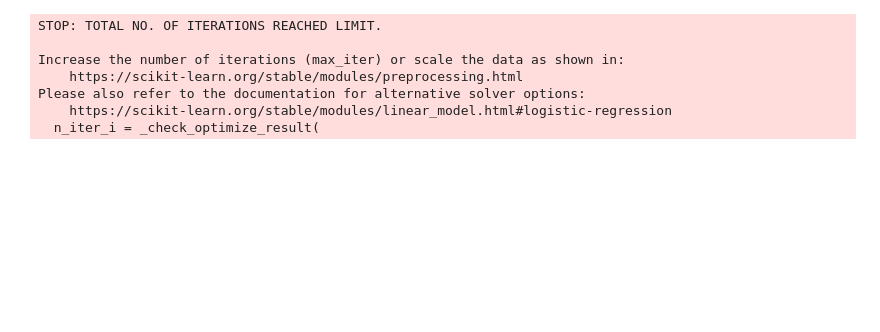
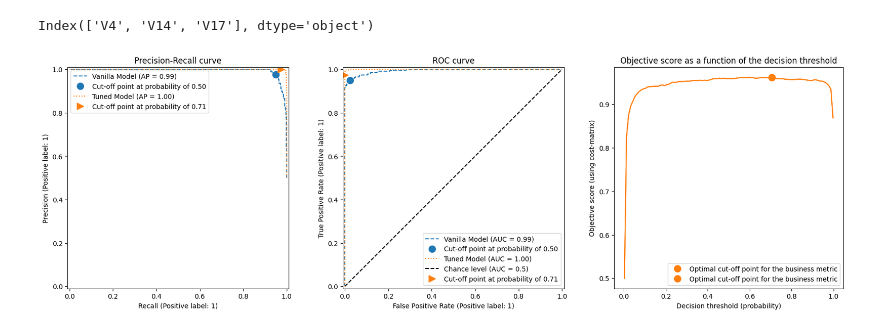
Before and after one commit to goncvlo/Fraud, a Jupyter notebook: main.ipynb, the cells around one changed output. Saved outputs shown, nothing was run; the diff lists cells and outputs as text; code cells hidden in the pictures; blank space fills up the shorter version.

```diff
--- a/main.ipynb
+++ b/main.ipynb
@@ -16,12 +29,12 @@ del file
 # %%
-# load data
-df = pd.read_csv(config['data_loader']['path'])
-display(df.head())
-
 # split dataset into train and test sets
 X_train, X_test, y_train, y_test = train_test_split(
-    df.iloc[:,1:-1], df['Class']
+    df_sampled.iloc[:,:-1], df_sampled['target']
     , test_size=config['model_selection']['test_set_size']
     , random_state=123
     , shuffle=True
+    , stratify=df_sampled['target']
     )
+
+# check the distribution of the target
+# print(y_train.value_counts(normalize=False), y_test.value_counts(normalize=False))
@@ -38,0 +83,7 @@ grid_search.fit(X=X_train, y=y_train)
+# %%
+# search best algorithm and hyperparams
+grid_search = GridSearch(model_selection=config['model_selection'])
+grid_search.fit(X=X_train_1, y=y_train_1)
+
+for j in grid_search.results.keys():
+    print(j, '-', grid_search.results[j]['best_score'])
@@ -39,30 +108,38 @@ grid_search.fit(X=X_train, y=y_train)
 # %%
 # greedy feature selection
-clf=Classification(
+clf = Classification(
     algorithm=grid_search.best_algorithm
     , **grid_search.best_hyperparams
     )
-feature_selection = FeatureSelection(X=X_train, y=y_train)
-feature_selection.wrapper(clf=clf, model_selection=config['model_selection']
-)
 
-# should feature selection be done before or after model selection?
-# should it be trained on different dataset?
+feature_selection = FeatureSelection(X=X_train_2, y=y_train_2)
+feats = feature_selection.wrapper(clf=clf, model_selection=config['model_selection'])
+display(feats)
+
+clf.fit(X=pd.concat([X_train_1, X_train_2])[feats], y=pd.concat([y_train_1, y_train_2]))
+# %% [output]
+Index(['V4', 'V14', 'V17'], dtype='object')
+# %%
+from src.models.model_selection import ClassificationThreshold
+from src.visuals.pr_roc_curve import plot_roc_pr_curves
+
+tuned_clf = ClassificationThreshold(model_selection=config['model_selection'])
+tuned_clf.fit(clf=clf, X=X_train_3[feats], y=y_train_3)
+
+plot_roc_pr_curves(clf.model, tuned_clf.model, X_train=X_train_3[feats], y_train=y_train_3)
+# %% [output]
+[figure, added]
 # %%
 # fit best algorithm on most important features of training data
-clf = clf=Classification(
-    algorithm='LogisticRegression'
-    #, **grid_search.best_hyperparams
+clf = Classification(
+    algorithm=grid_search.best_algorithm
+    , **grid_search.best_hyperparams
     )
-clf.fit(X=X_train.iloc[100000:, :], y=y_train.iloc[100000:,])
+clf.fit(
+    X=pd.concat([X_train_1, X_train_2, X_train_3])[feats]
+    , y=pd.concat([y_train_1, y_train_2, y_train_3])
+    )
+
 # predict target value for the test set
-y_pred = clf.predict(X_test)
-y_score = clf.score(X_test)[:, -1]
+y_pred = clf.predict(X_test[feats])
+y_score = clf.score(X_test[feats])[:, -1]
-# %% [output]
-STOP: TOTAL NO. OF ITERATIONS REACHED LIMIT.
-
-Increase the number of iterations (max_iter) or scale the data as shown in:
-    https://scikit-learn.org/stable/modules/preprocessing.html
-Please also refer to the documentation for alternative solver options:
-    https://scikit-learn.org/stable/modules/linear_model.html#logistic-regression
-  n_iter_i = _check_optimize_result(
```
Also changed, not shown: parts of 11 cells of this notebook, 2 other files.
